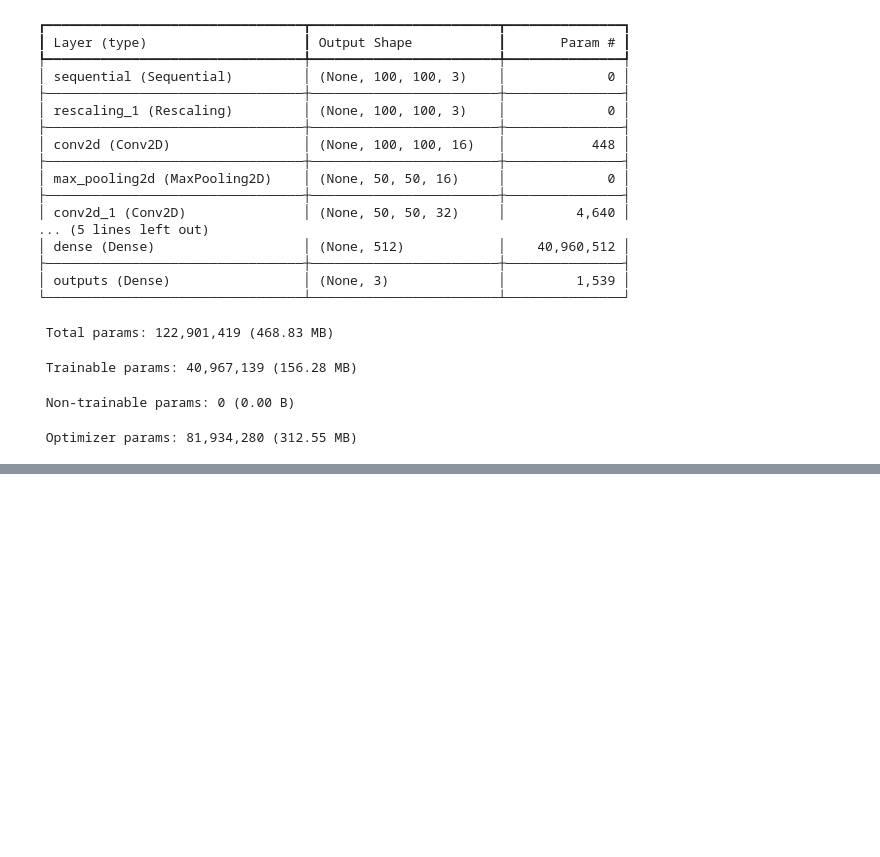
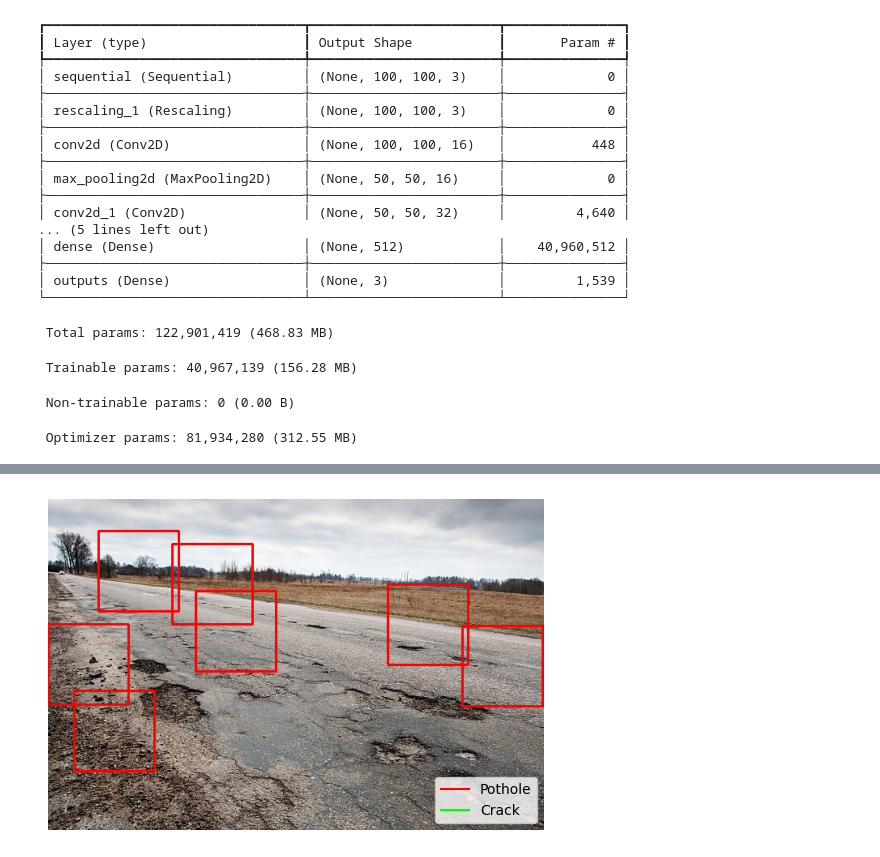
Before and after one commit to samuel-bazinet/cv_project, a Jupyter notebook: generate_potential_defects.ipynb, the cells around one changed output, grey strips where cells are left out. Cells and saved outputs as stored; diff of their text form; code cells hidden in the pictures; blank space fills up the shorter version.

```diff
--- a/generate_potential_defects.ipynb
+++ b/generate_potential_defects.ipynb
@@ -335,0 +341,3 @@ plt.show()
+# %%
+highlight_defects('./resources/test/rd8.jpg')
+# %% [output]
@@ -335,0 +354 @@ plt.show()
+[figure, added]
```
Also changed, not shown: parts of 4 cells of this notebook, 1 other file.
